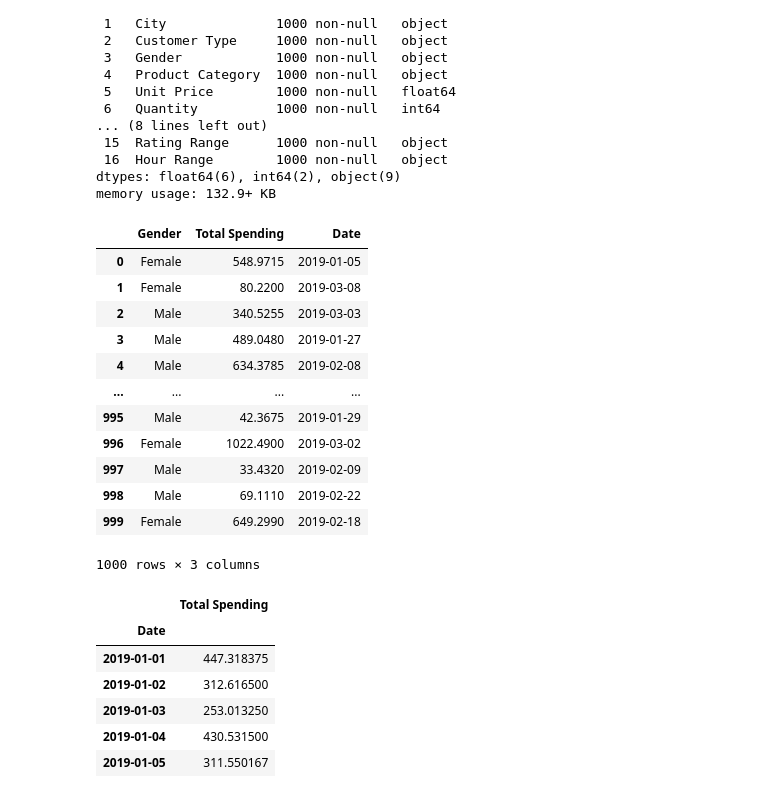
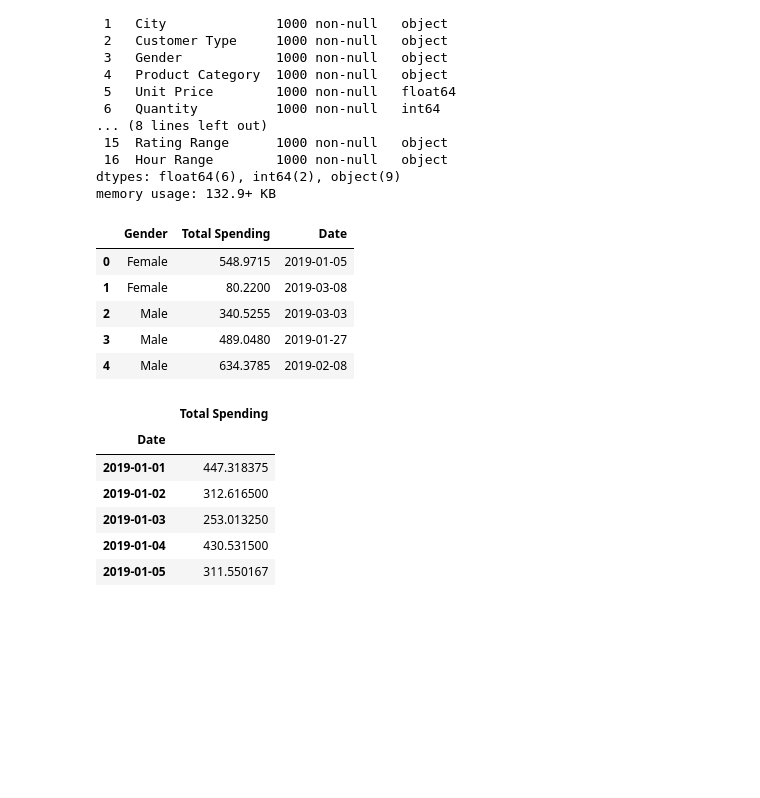
Before and after one commit to diakurnia/supermarket-dashboard, a Jupyter notebook: 2-Hypothesis Testing.ipynb, the cells around one changed output. Saved outputs shown, nothing was run; the diff lists cells and outputs as text; code cells hidden in the pictures; blank space fills up the shorter version.

```diff
--- a/2-Hypothesis Testing.ipynb
+++ b/2-Hypothesis Testing.ipynb
@@ -8,7 +8,7 @@ import plotly.figure_factory as ff
 from plotly.offline import init_notebook_mode, iplot
 # %%
 # load dataset
-df = pd.read_csv('data/supermarket_clean.csv')
+df = pd.read_csv('./dashboard/data/supermarket_clean.csv')
 # %%
 df.sample(5)
 # %% [output]
@@ -45,21 +45,14 @@ df_h = df[["Gender", "Total","Date"]]
 # %%
 df_h = df_h.rename(columns = { "Total":"Total Spending" })
 # %%
-df_h
+df_h.head()
 # %% [output]
 |  | Gender | Total Spending | Date |
 | 0 | Female | 548.9715 | 2019-01-05 |
 | 1 | Female | 80.2200 | 2019-03-08 |
 | 2 | Male | 340.5255 | 2019-03-03 |
 | 3 | Male | 489.0480 | 2019-01-27 |
 | 4 | Male | 634.3785 | 2019-02-08 |
-| ... | ... | ... | ... |
-| 995 | Male | 42.3675 | 2019-01-29 |
-| 996 | Female | 1022.4900 | 2019-03-02 |
-| 997 | Male | 33.4320 | 2019-02-09 |
-| 998 | Male | 69.1110 | 2019-02-22 |
-| 999 | Female | 649.2990 | 2019-02-18 |
-1000 rows × 3 columns
 # %%
 female.head()
 # %% [output]
```
Also changed, not shown: parts of 4 cells of this notebook, 4 other files.
